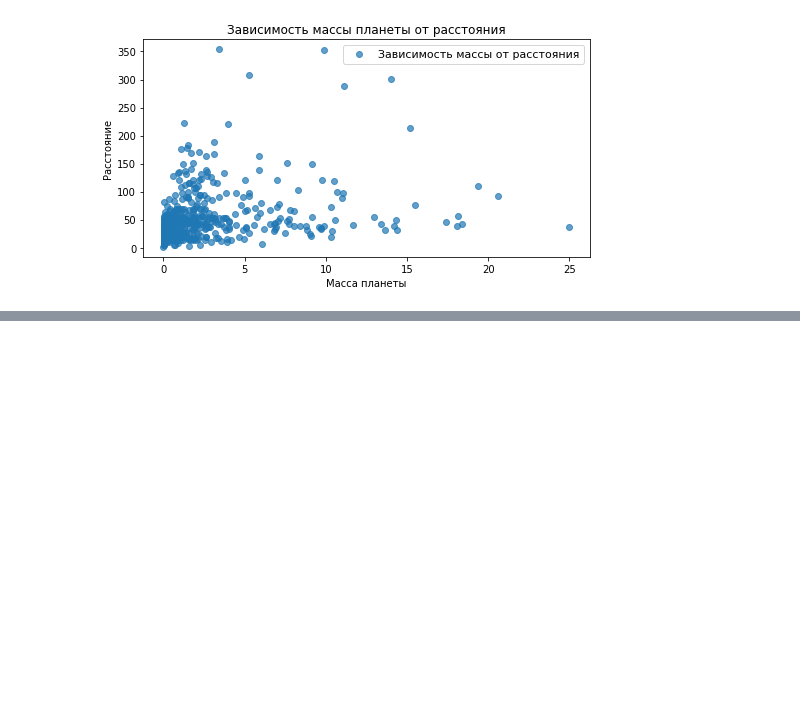
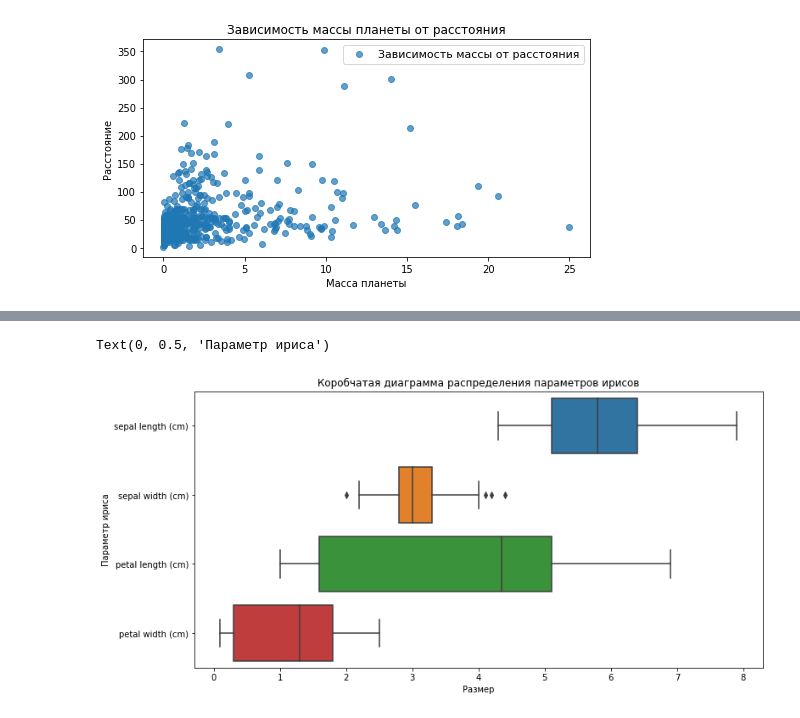
Before and after one commit to experiment0/data_science_helpers, a Jupyter notebook: articles/building_graphs.ipynb, the cells around one changed output, grey strips where cells are left out. Cells and saved outputs as stored; diff of their text form; code cells hidden in the pictures; blank space fills up the shorter version.

```diff
--- a/articles/building_graphs.ipynb
+++ b/articles/building_graphs.ipynb
@@ -69,0 +92,6 @@ ax.legend(facecolor='white', fontsize=11)
+# %%
+# Загрузим данные об ирисах
+iris_full_data = load_iris(as_frame=True)
+
+iris_data = iris_full_data['frame']
+iris_data.head()
@@ -69,0 +105,18 @@ ax.legend(facecolor='white', fontsize=11)
+# %%
+# фигура + координатная плоскость
+fig, ax = plt.subplots(figsize=(12, 6))
+
+# строим boxplot
+sns.boxplot(data=iris_data.drop(['target'], axis=1), orient='h', ax=ax)
+
+# название графика
+ax.set_title('Коробчатая диаграмма распределения параметров ирисов')
+
+# название оси абсцисс
+ax.set_xlabel('Размер')
+
+# название оси ординат
+ax.set_ylabel('Параметр ириса')
+# %% [output]
+Text(0, 0.5, 'Параметр ириса')
+[figure, added]
```
Also changed, not shown: parts of 6 cells of this notebook, 1 other file.
